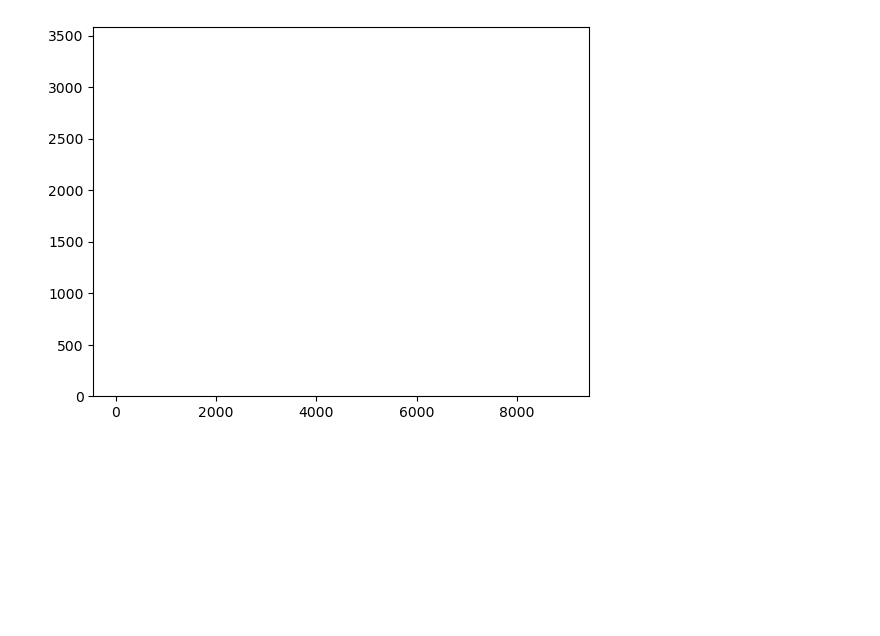
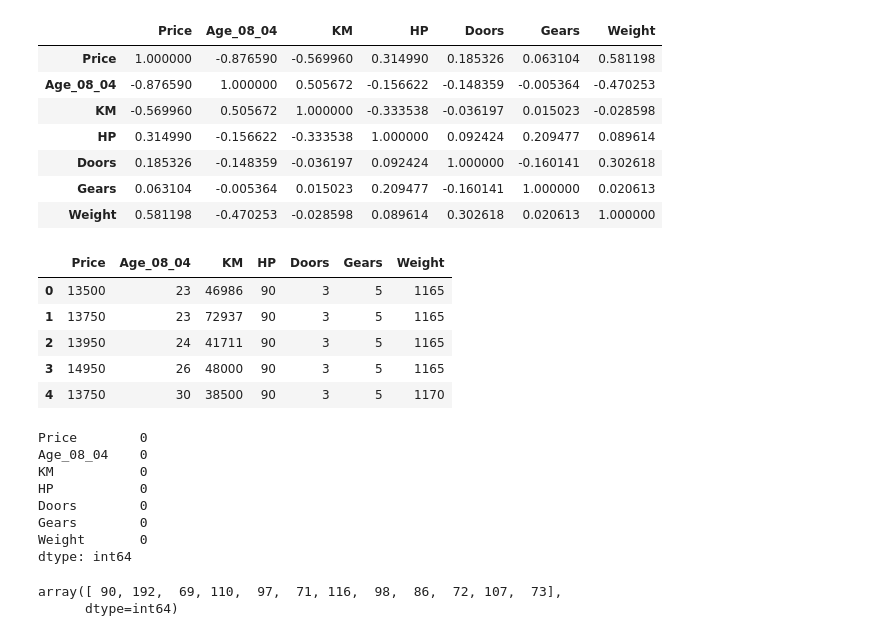
Before and after one commit to AbhinavAlluvada/DevProgram, a Jupyter notebook: Untitled.ipynb, the cells around one changed output. Cells and saved outputs as stored; diff of their text form; code cells hidden in the pictures; blank space fills up the shorter version.

```diff
--- a/Untitled.ipynb
+++ b/Untitled.ipynb
@@ -123,5 +57,36 @@ plt.show()
-# %%
-plt.hist(data['rating'],data.index)
-plt.show()
-# %% [output]
-[figure, removed]
+# %%
+data.corr()
+# %% [output]
+|  | Price | Age_08_04 | KM | HP | Doors | Gears | Weight |
+| Price | 1.000000 | -0.876590 | -0.569960 | 0.314990 | 0.185326 | 0.063104 | 0.581198 |
+| Age_08_04 | -0.876590 | 1.000000 | 0.505672 | -0.156622 | -0.148359 | -0.005364 | -0.470253 |
+| KM | -0.569960 | 0.505672 | 1.000000 | -0.333538 | -0.036197 | 0.015023 | -0.028598 |
+| HP | 0.314990 | -0.156622 | -0.333538 | 1.000000 | 0.092424 | 0.209477 | 0.089614 |
+| Doors | 0.185326 | -0.148359 | -0.036197 | 0.092424 | 1.000000 | -0.160141 | 0.302618 |
+| Gears | 0.063104 | -0.005364 | 0.015023 | 0.209477 | -0.160141 | 1.000000 | 0.020613 |
+| Weight | 0.581198 | -0.470253 | -0.028598 | 0.089614 | 0.302618 | 0.020613 | 1.000000 |
+# %%
+data.head()
+# %% [output]
+|  | Price | Age_08_04 | KM | HP | Doors | Gears | Weight |
+| 0 | 13500 | 23 | 46986 | 90 | 3 | 5 | 1165 |
+| 1 | 13750 | 23 | 72937 | 90 | 3 | 5 | 1165 |
+| 2 | 13950 | 24 | 41711 | 90 | 3 | 5 | 1165 |
+| 3 | 14950 | 26 | 48000 | 90 | 3 | 5 | 1165 |
+| 4 | 13750 | 30 | 38500 | 90 | 3 | 5 | 1170 |
+# %%
+data.isnull().sum()
+# %% [output]
+Price        0
+Age_08_04    0
+KM           0
+HP           0
+Doors        0
+Gears        0
+Weight       0
+dtype: int64
+# %%
+data['HP'].unique()
+# %% [output]
+array([ 90, 192,  69, 110,  97,  71, 116,  98,  86,  72, 107,  73],
+      dtype=int64)
```
Also changed, not shown: parts of 28 cells of this notebook, 1 other file.
